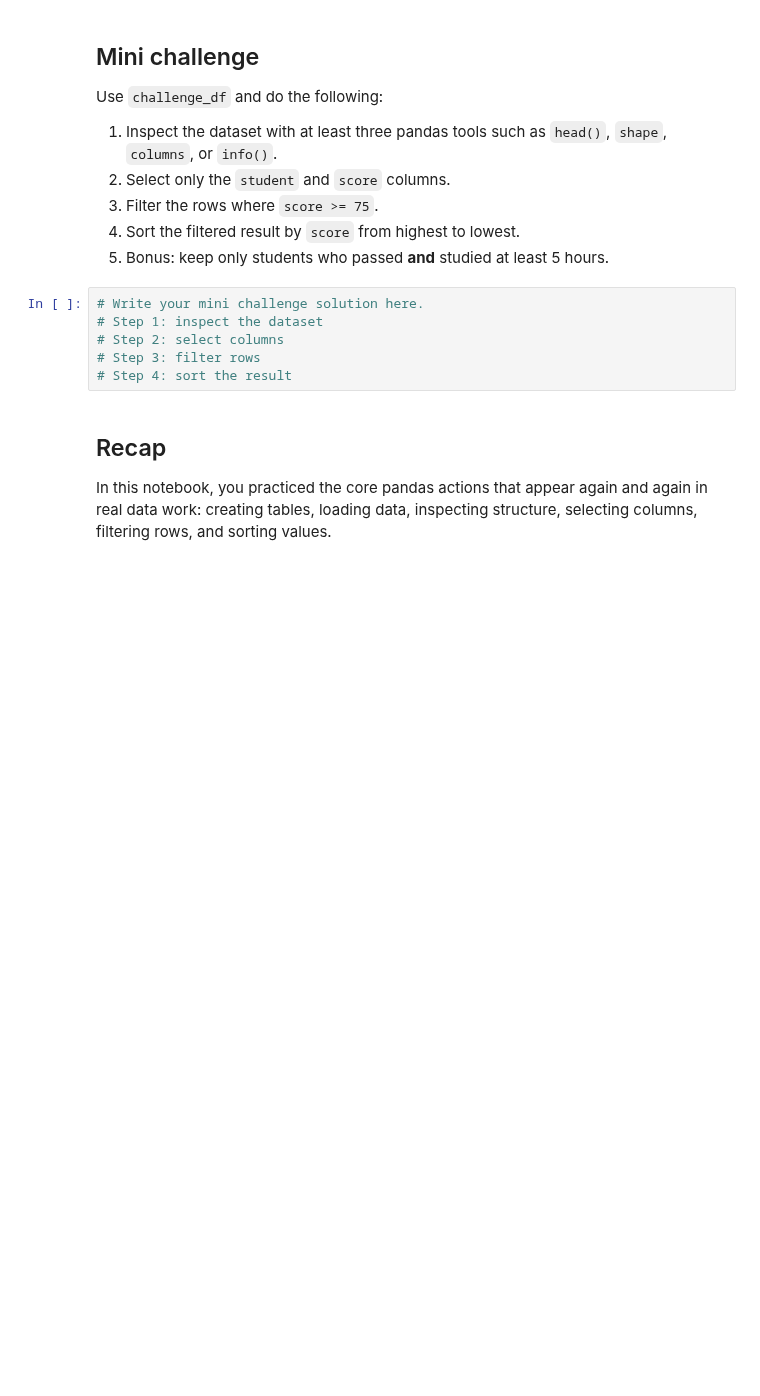
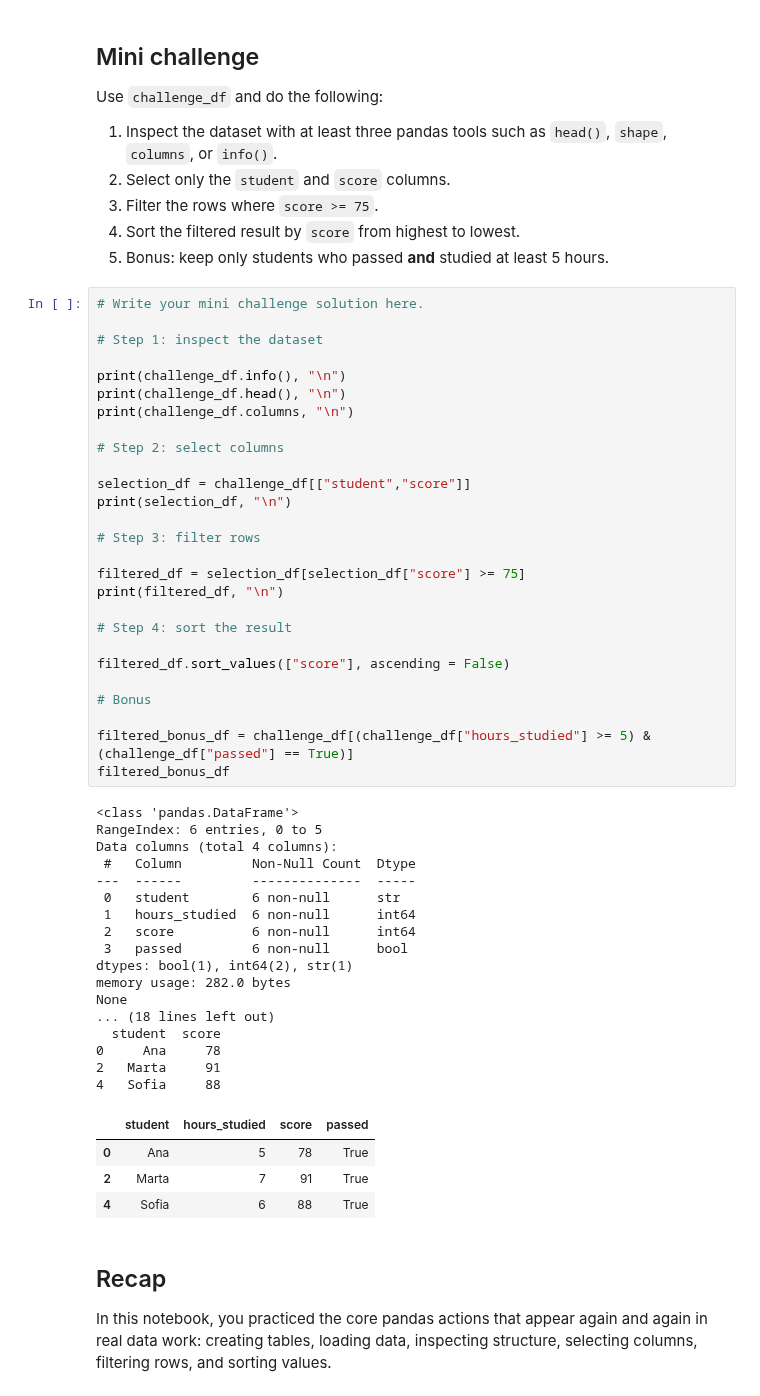
Before and after one commit to vanesalo10/python_data_course, a Jupyter notebook: Data_analytics/01_pandas_introduction.ipynb, the cells around one changed output. Drawn from its saved outputs; the diff is of its cells as text; blank space fills up the shorter version.

```diff
--- a/Data_analytics/01_pandas_introduction.ipynb
+++ b/Data_analytics/01_pandas_introduction.ipynb
@@ -269,10 +492,53 @@ Use `challenge_df` and do the following:
 5. Bonus: keep only students who passed **and** studied at least 5 hours.
 # %%
 # Write your mini challenge solution here.
+
 # Step 1: inspect the dataset
+
+print(challenge_df.info(), "\n")
+print(challenge_df.head(), "\n")
+print(challenge_df.columns, "\n")
+
 # Step 2: select columns
+
+selection_df = challenge_df[["student","score"]]
+print(selection_df, "\n")
+
 # Step 3: filter rows
+
+filtered_df = selection_df[selection_df["score"] >= 75]
+print(filtered_df, "\n")
+
 # Step 4: sort the result
+
+filtered_df.sort_values(["score"], ascending = False)
+
+# Bonus
+
+filtered_bonus_df = challenge_df[(challenge_df["hours_studied"] >= 5) & (challenge_df["passed"] == True)]
+filtered_bonus_df
+# %% [output]
+<class 'pandas.DataFrame'>
+RangeIndex: 6 entries, 0 to 5
+Data columns (total 4 columns):
+ #   Column         Non-Null Count  Dtype
+---  ------         --------------  -----
+ 0   student        6 non-null      str
+ 1   hours_studied  6 non-null      int64
+ 2   score          6 non-null      int64
+ 3   passed         6 non-null      bool
+dtypes: bool(1), int64(2), str(1)
+memory usage: 282.0 bytes
+None
+... (18 lines left out)
+  student  score
+0     Ana     78
+2   Marta     91
+4   Sofia     88
+|  | student | hours_studied | score | passed |
+| 0 | Ana | 5 | 78 | True |
+| 2 | Marta | 7 | 91 | True |
+| 4 | Sofia | 6 | 88 | True |
 # %% [markdown]
 ## Recap
 
```
Also changed, not shown: parts of 21 cells of this notebook, 15 other files.
